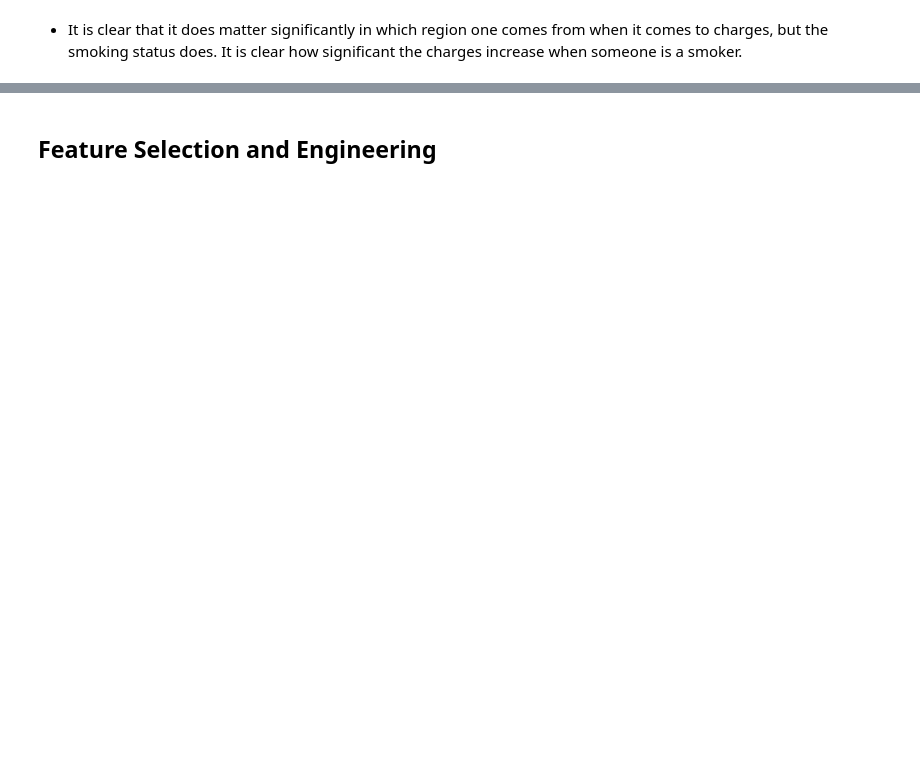
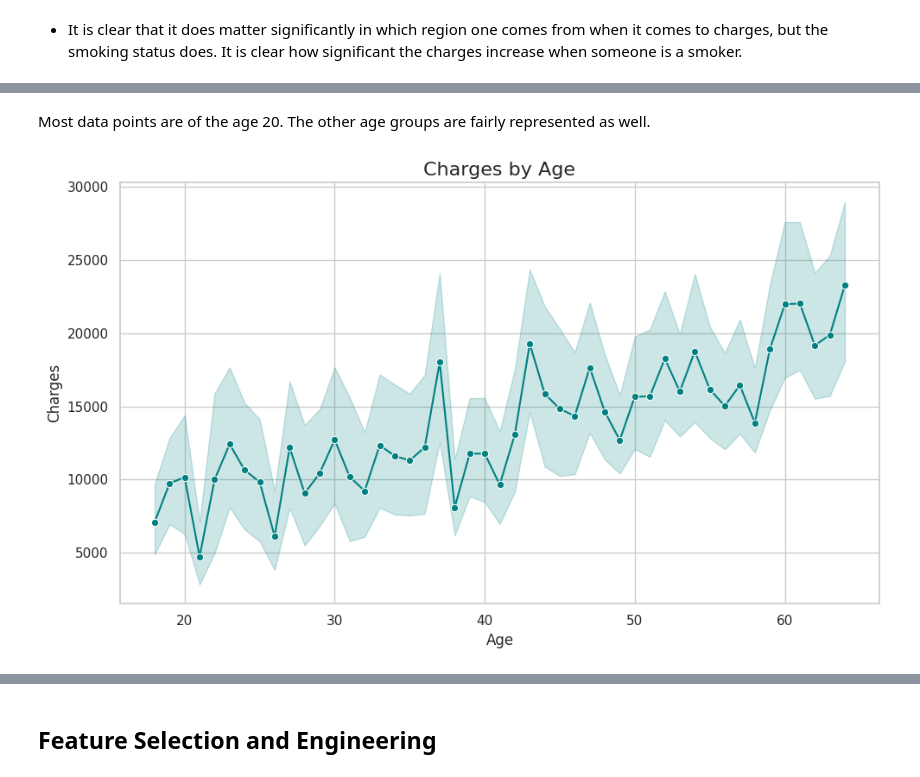
Before and after one commit to kwanda2426/projects, a Jupyter notebook: regression.ipynb, the cells around one changed output, grey strips where cells are left out. Drawn from its saved outputs; the diff is of its cells as text; code cells hidden in the pictures; blank space fills up the shorter version.

```diff
--- a/regression.ipynb
+++ b/regression.ipynb
@@ -326 +294,24 @@ fig.show()
+# %% [markdown]
+Most data points are of the age 20. The other age groups are fairly represented as well.
+# %%
+# Create DataFrame
+df_1 = df.copy()
+
+# Set Seaborn style
+sns.set(style="whitegrid")
+
+# Create line plot
+plt.figure(figsize=(10, 6))
+sns.lineplot(x = 'age', y = 'charges', data = df_1, marker='o', color='teal')
+
+# Add labels and title
+plt.title('Charges by Age', fontsize=16)
+plt.xlabel('Age', fontsize = 12)
+plt.ylabel('Charges', fontsize=12)
+
+# Show plot
+plt.tight_layout()
+plt.show()
+# %% [output]
+[figure, added]
 # %%
```
Also changed, not shown: parts of 7 cells of this notebook.
